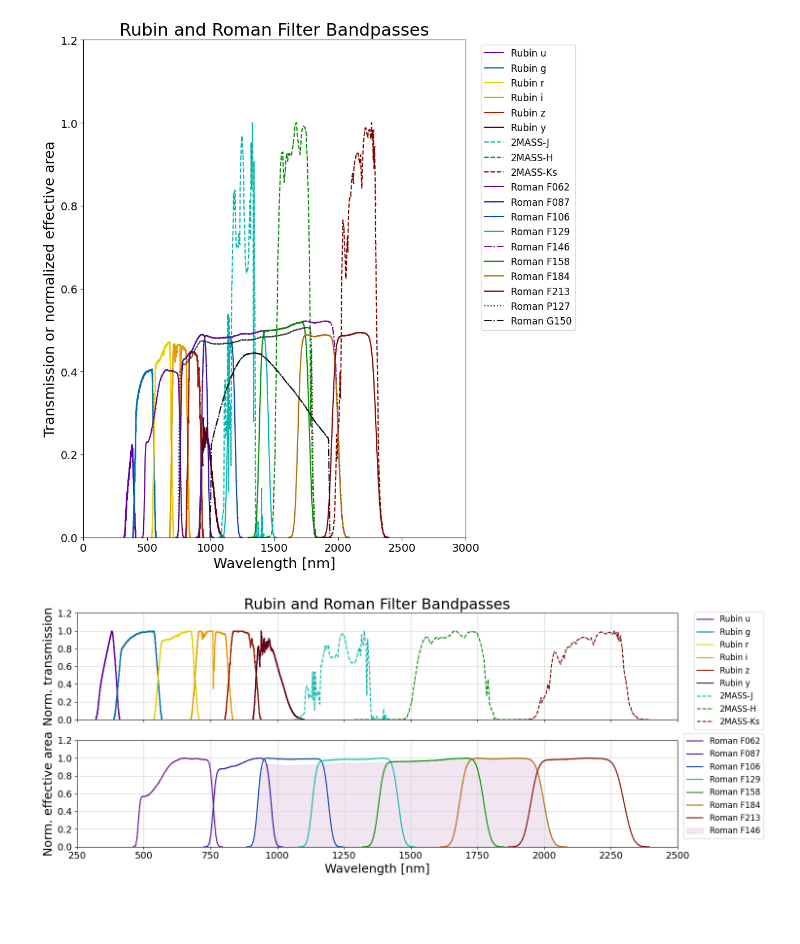
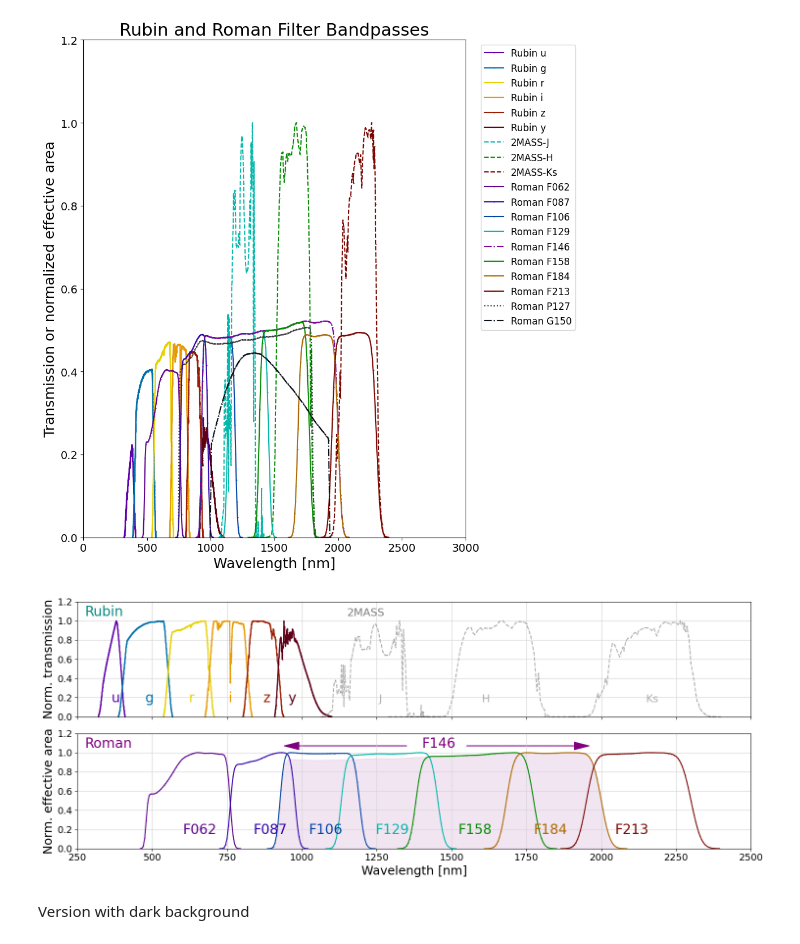
Before and after one commit to LSST-TVSSC/software_tools, a Jupyter notebook: roman_rubin_overlap/rubin_roman_transmission_curves.ipynb, the cells around one changed output. Saved outputs shown, nothing was run; the diff lists cells and outputs as text; code cells hidden in the pictures; blank space fills up the shorter version.

Commit message:
Added dark background plot

```diff
--- a/roman_rubin_overlap/rubin_roman_transmission_curves.ipynb
+++ b/roman_rubin_overlap/rubin_roman_transmission_curves.ipynb
@@ -164,12 +164,25 @@ for f, data, in rubin_data.items():
     yplot = data['col2'] / data['col2'].max()
     axs[0].plot(xplot, yplot, c=PLOT_COLORS[f], marker='.', markersize=1, ls=LINE_STYLES[f], label='Rubin '+f)
 
+    xmid = xplot.min() + (xplot.max() - xplot.min())/2.0
+    if f == 'y':
+        xmid *= 0.95
+    axs[0].text(xmid, 0.15, f, fontsize=20, color=PLOT_COLORS[f])
+
+# Label Rubin filters
+axs[0].text(275, 1.05, 'Rubin', fontsize=20, color='#078A7E')
+
 use_twomass = True
 if use_twomass:
     for f, data, in twomass_data.items():
         xplot = data['col1'] / 10.0 # Convert Angstroms to nm
         yplot = data['col2'] / data['col2'].max()
-        axs[0].plot(xplot, yplot, c=PLOT_COLORS[f], marker='.', markersize=1, ls=LINE_STYLES[f], label=f)
+        axs[0].plot(xplot, yplot, c='grey', marker='.', markersize=1, ls=LINE_STYLES[f], label=f, alpha=0.6)
+
+        xmid = xplot.min() + (xplot.max() - xplot.min())/2.0
+        axs[0].text(xmid, 0.15, f.replace('2MASS-',''), fontsize=16, color='grey', alpha=0.6)
+
+    axs[0].text(1150, 1.05, '2MASS', fontsize=16, color='grey')
 
 # Plot Roman filter transmission curves
 # The Roman data are in units of effective telescope area in m2, so we normalize by the
@@ -181,6 +194,13 @@ for f, data, in roman_data.items():
         #yplot = data['col2'] / roman_areanm
         yplot = data['col2'] / data['col2'].max()
         axs[1].plot(xplot, yplot, c=PLOT_COLORS[f], marker='.', markersize=1, ls=LINE_STYLES[f], label='Roman '+f)
+
+        xmid = xplot.min() + (xplot.max() - xplot.min())/2.0
+        xmid *= 0.96
+        axs[1].text(xmid, 0.15, f, fontsize=20, color=PLOT_COLORS[f])
+
+# Label Roman filters
+axs[1].text(275, 1.05, 'Roman', fontsize=20, color='purple')
 
 # Plot Roman's F146 filter separately because it is so wide it is hard to distinguish otherwise
 data = roman_data['F146']
@@ -194,6 +214,9 @@ axs[1].fill_between(
         alpha= 0.1,
         label='Roman F146'
 )
+axs[1].text(1400, 1.05, 'F146', fontsize=20, color='purple')
+axs[1].arrow(1350, 1.07, -410, 0.0, head_width=0.08, head_length=50, length_includes_head=True, fc='purple', ec='purple')
+axs[1].arrow(1550, 1.07, 410, 0.0, head_width=0.08, head_length=50, length_includes_head=True, fc='purple', ec='purple')
 
 ymax = 1.1
 #ymin, ymax = axs[0].get_ylim()
@@ -211,37 +234,39 @@ yticklabels = axs[1].get_yticklabels()
 axs[1].set_yticks(yticks, yticklabels, fontsize=14)
 
 #xmin1, xmax1 = axs[0].get_xlim()
 #xmin2, xmax2 = axs[1].get_xlim()
 #xmin = min(xmin1, xmin2)
 #xmax = max(xmax1, xmax2)
 xmin = 250.0
 xmax = 2500.0
 axs[0].set_xlim([xmin, xmax])
 axs[1].set_xlim([xmin, xmax])
 
 xticks = axs[0].get_xticks()
 xticklabels = axs[0].get_xticklabels()
 axs[0].set_xticks(xticks, xticklabels, fontsize=14)
 xticks = axs[1].get_xticks()
 xticklabels = axs[1].get_xticklabels()
 axs[1].set_xticks(xticks, xticklabels, fontsize=14)
 
 axs[0].set_ylabel('Norm. transmission', fontsize=18)
-axs[0].set_title('Rubin and Roman Filter Bandpasses', fontsize=22)
+#axs[0].set_title('Rubin and Roman Filter Bandpasses', fontsize=22)
 
 axs[1].set_ylabel('Norm. effective area', fontsize=18)
 axs[1].set_xlabel('Wavelength [nm]', fontsize=18)
 
-if not use_twomass:
-    axs[0].legend(bbox_to_anchor=(1.15, 1.0), fontsize=12)
-else:
-    axs[0].legend(bbox_to_anchor=(1.15, 1.05), fontsize=12)
-axs[1].legend(bbox_to_anchor=(1.15, 1.1), fontsize=12)
+#if not use_twomass:
+#    axs[0].legend(bbox_to_anchor=(1.15, 1.0), fontsize=12)
+#else:
+#    axs[0].legend(bbox_to_anchor=(1.15, 1.05), fontsize=12)
+#axs[1].legend(bbox_to_anchor=(1.15, 1.1), fontsize=12)
 
 axs[0].grid(c='lightgrey')
 axs[1].grid(c='lightgrey')
 
 plt.tight_layout()
 plt.savefig('./rubin_roman_filter_transmission_curves2.png')
 # %% [output]
-[figure, old version]
+[figure, new version]
+# %% [markdown]
+Version with dark background
```
Also changed, not shown: parts of 2 cells of this notebook, 5 other files.
